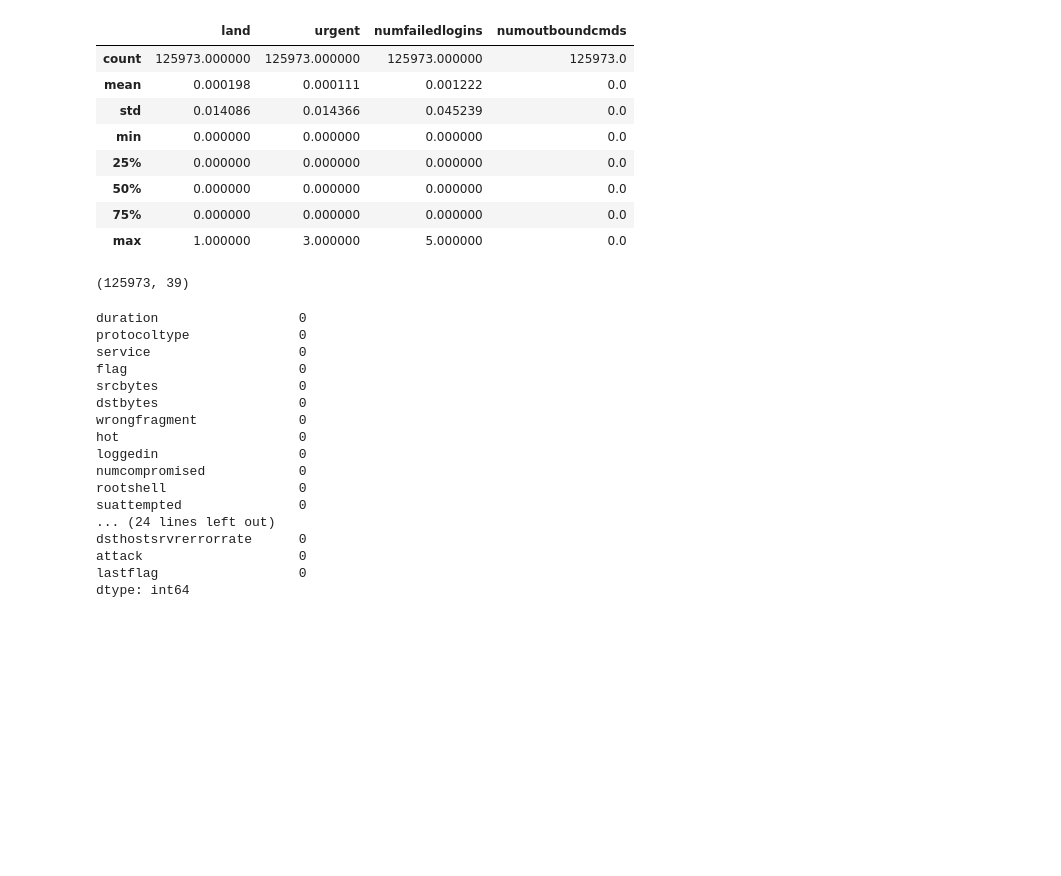
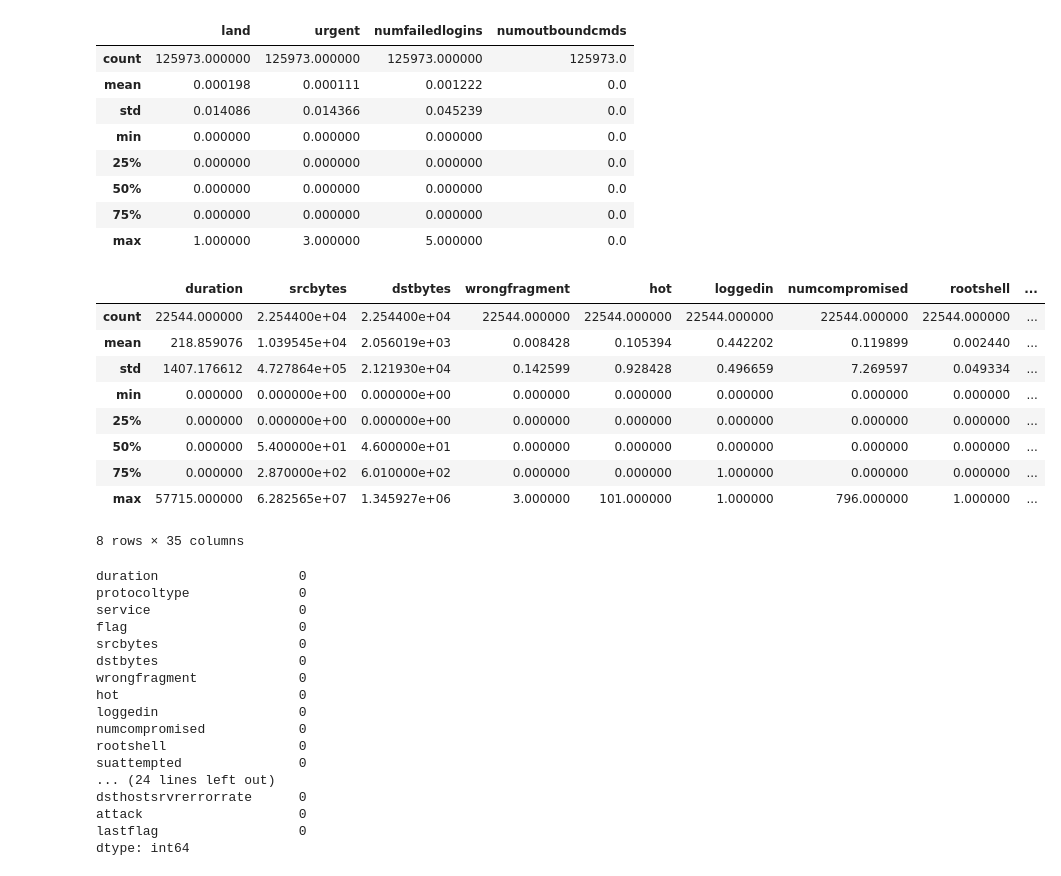
Before and after one commit to snemmani/ml_ai, a Jupyter notebook: Lab/Day3_Cybersecurity.ipynb, the cells around one changed output. Saved outputs shown, nothing was run; the diff lists cells and outputs as text; code cells hidden in the pictures; blank space fills up the shorter version.

```diff
--- a/Lab/Day3_Cybersecurity.ipynb
+++ b/Lab/Day3_Cybersecurity.ipynb
@@ -82,10 +82,19 @@ df_train[['land', 'urgent', 'numfailedlogins', 'numoutboundcmds']].describe()
 # %%
 df_train.drop(['land', 'urgent', 'numfailedlogins', 'numoutboundcmds'], axis=1, inplace=True)
 df_test.drop(['land', 'urgent', 'numfailedlogins', 'numoutboundcmds'], axis=1, inplace=True)
-# %%
-df_train.shape
-# %% [output]
-(125973, 39)
+# %%
+df_test.describe()
+# %% [output]
+|  | duration | srcbytes | dstbytes | wrongfragment | hot | loggedin | numcompromised | rootshell | ... |
+| count | 22544.000000 | 2.254400e+04 | 2.254400e+04 | 22544.000000 | 22544.000000 | 22544.000000 | 22544.000000 | 22544.000000 | ... |
+| mean | 218.859076 | 1.039545e+04 | 2.056019e+03 | 0.008428 | 0.105394 | 0.442202 | 0.119899 | 0.002440 | ... |
+| std | 1407.176612 | 4.727864e+05 | 2.121930e+04 | 0.142599 | 0.928428 | 0.496659 | 7.269597 | 0.049334 | ... |
+| min | 0.000000 | 0.000000e+00 | 0.000000e+00 | 0.000000 | 0.000000 | 0.000000 | 0.000000 | 0.000000 | ... |
+| 25% | 0.000000 | 0.000000e+00 | 0.000000e+00 | 0.000000 | 0.000000 | 0.000000 | 0.000000 | 0.000000 | ... |
+| 50% | 0.000000 | 5.400000e+01 | 4.600000e+01 | 0.000000 | 0.000000 | 0.000000 | 0.000000 | 0.000000 | ... |
+| 75% | 0.000000 | 2.870000e+02 | 6.010000e+02 | 0.000000 | 0.000000 | 1.000000 | 0.000000 | 0.000000 | ... |
+| max | 57715.000000 | 6.282565e+07 | 1.345927e+06 | 3.000000 | 101.000000 | 1.000000 | 796.000000 | 1.000000 | ... |
+8 rows × 35 columns
 # %%
 df_train.isna().sum()
 # %% [output]
```
Also changed, not shown: parts of 20 cells of this notebook.
